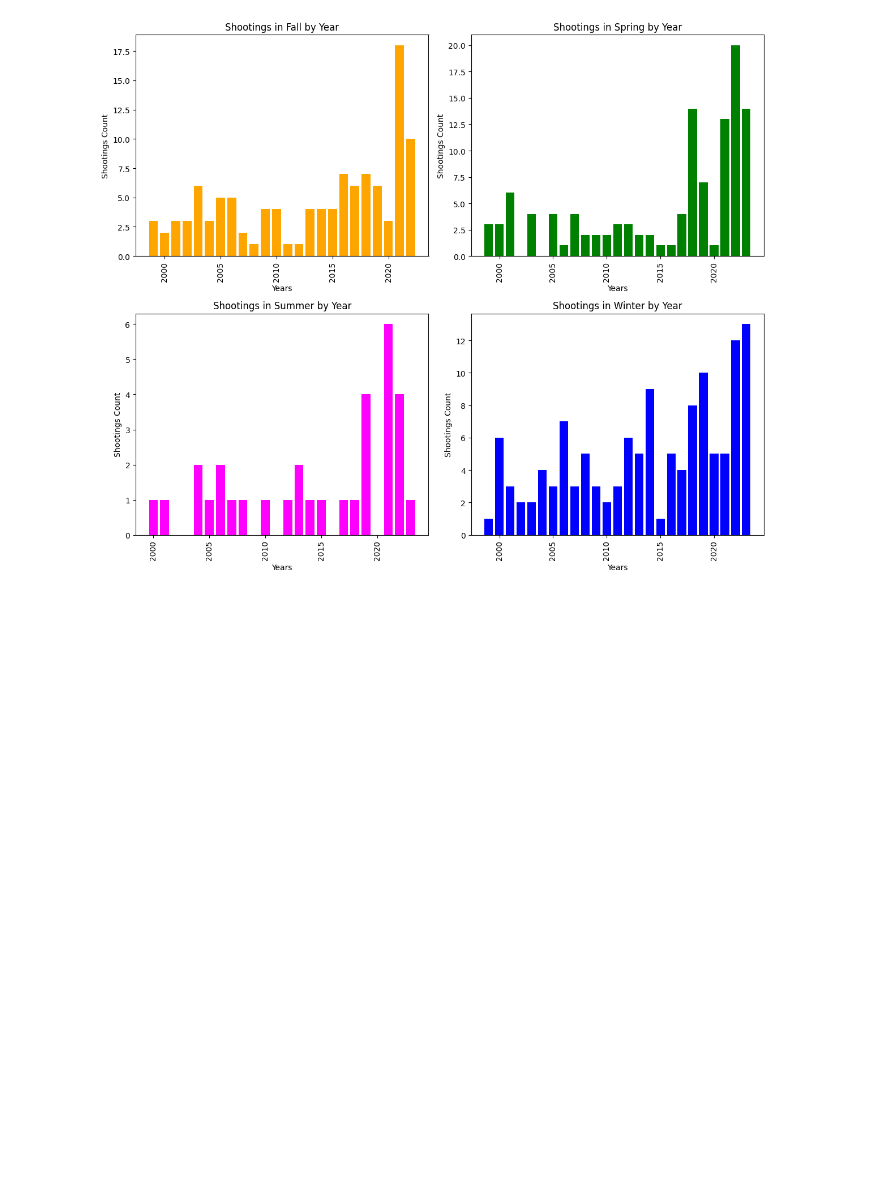
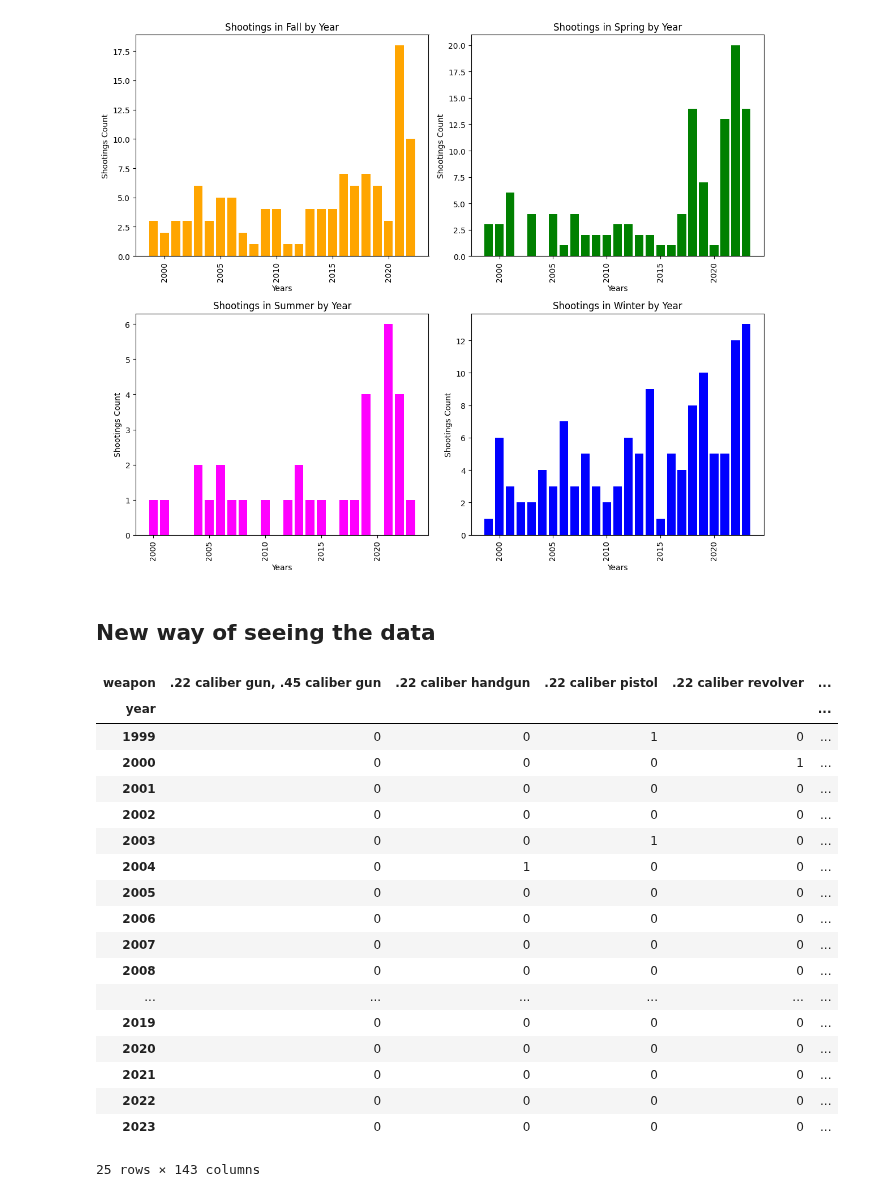
Before and after one commit to MrScruffles/ashz, a Jupyter notebook: static/screenshots/Project1/ITSC-3162 -- Project1.ipynb, the cells around one changed output. Saved outputs shown, nothing was run; the diff lists cells and outputs as text; code cells hidden in the pictures; blank space fills up the shorter version.

```diff
--- a/static/screenshots/Project1/ITSC-3162 -- Project1.ipynb
+++ b/static/screenshots/Project1/ITSC-3162 -- Project1.ipynb
@@ -325,3 +325,30 @@ plt.tight_layout()
 plt.show()
 # %% [output]
 [figure]
+# %% [markdown]
+## New way of seeing the data
+# %%
+# Group by year and weapon type from the actual shootings_df
+weapon_counts_df_actual = shootings_df.groupby(['year', 'weapon']).size().unstack(fill_value=0)
+
+weapon_counts_df_actual
+# %% [output]
+| weapon | .22 caliber gun, .45 caliber gun | .22 caliber handgun | .22 caliber pistol | .22 caliber revolver | ... |
+| year |  |  |  |  | ... |
+| 1999 | 0 | 0 | 1 | 0 | ... |
+| 2000 | 0 | 0 | 0 | 1 | ... |
+| 2001 | 0 | 0 | 0 | 0 | ... |
+| 2002 | 0 | 0 | 0 | 0 | ... |
+| 2003 | 0 | 0 | 1 | 0 | ... |
+| 2004 | 0 | 1 | 0 | 0 | ... |
+| 2005 | 0 | 0 | 0 | 0 | ... |
+| 2006 | 0 | 0 | 0 | 0 | ... |
+| 2007 | 0 | 0 | 0 | 0 | ... |
+| 2008 | 0 | 0 | 0 | 0 | ... |
+| ... | ... | ... | ... | ... | ... |
+| 2019 | 0 | 0 | 0 | 0 | ... |
+| 2020 | 0 | 0 | 0 | 0 | ... |
+| 2021 | 0 | 0 | 0 | 0 | ... |
+| 2022 | 0 | 0 | 0 | 0 | ... |
+| 2023 | 0 | 0 | 0 | 0 | ... |
+25 rows × 143 columns
```
Also changed, not shown: parts of 1 cell of this notebook, 2 other files.
